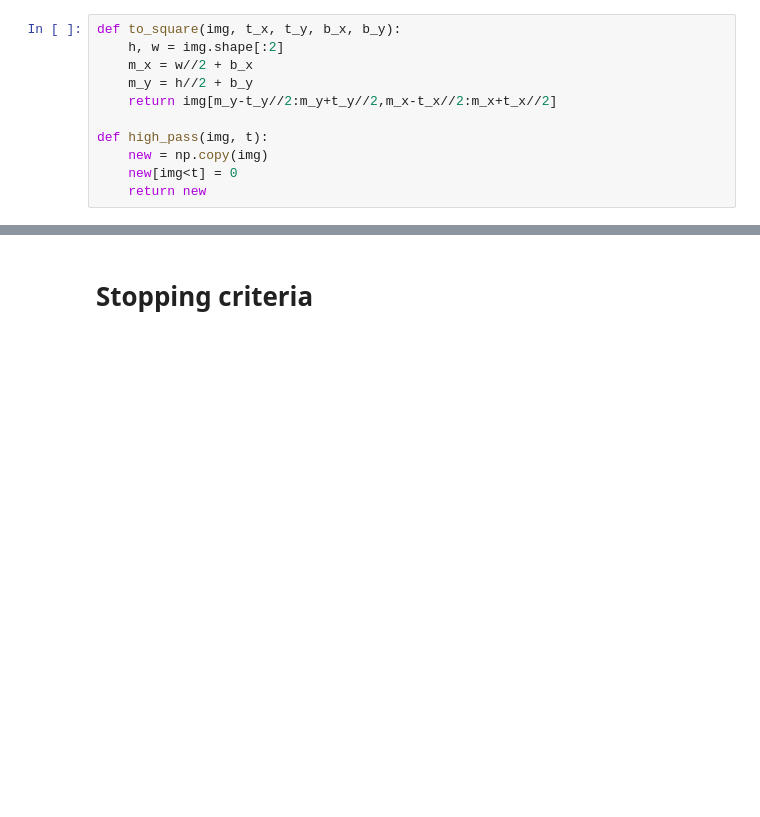
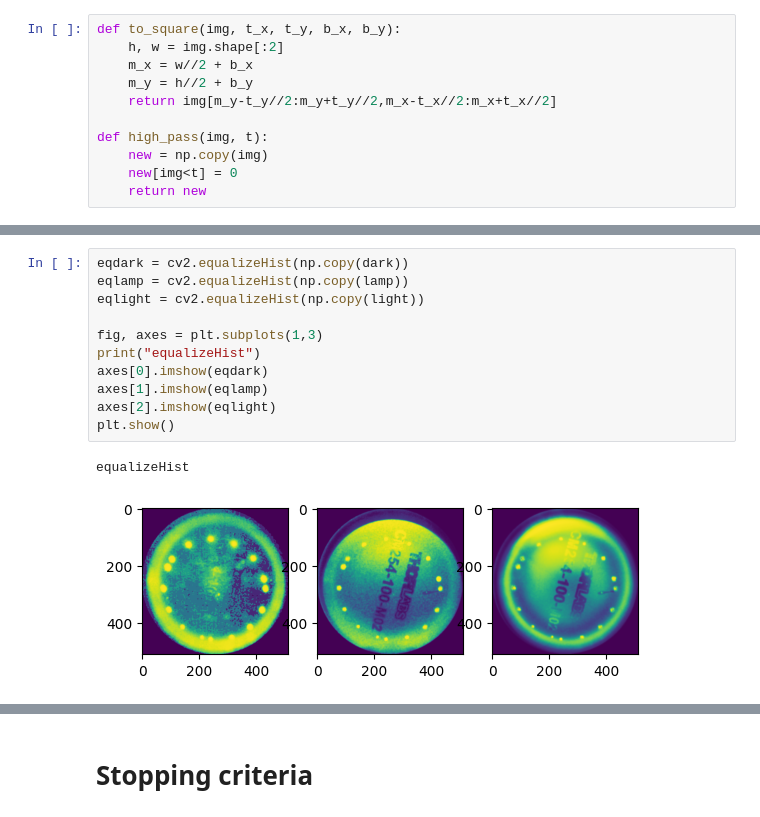
Before and after one commit to EvgeniiVenediktov/multireflection, a Jupyter notebook: processing_experiments.ipynb, the cells around one changed output, grey strips where cells are left out. Drawn from its saved outputs; the diff is of its cells as text; blank space fills up the shorter version.

```diff
--- a/processing_experiments.ipynb
+++ b/processing_experiments.ipynb
@@ -18,0 +39,14 @@ def high_pass(img, t):
+# %%
+eqdark = cv2.equalizeHist(np.copy(dark))
+eqlamp = cv2.equalizeHist(np.copy(lamp))
+eqlight = cv2.equalizeHist(np.copy(light))
+
+fig, axes = plt.subplots(1,3)
+print("equalizeHist")
+axes[0].imshow(eqdark)
+axes[1].imshow(eqlamp)
+axes[2].imshow(eqlight)
+plt.show()
+# %% [output]
+equalizeHist
+[figure, added]
```
Also changed, not shown: parts of 9 cells of this notebook, 23 other files.
